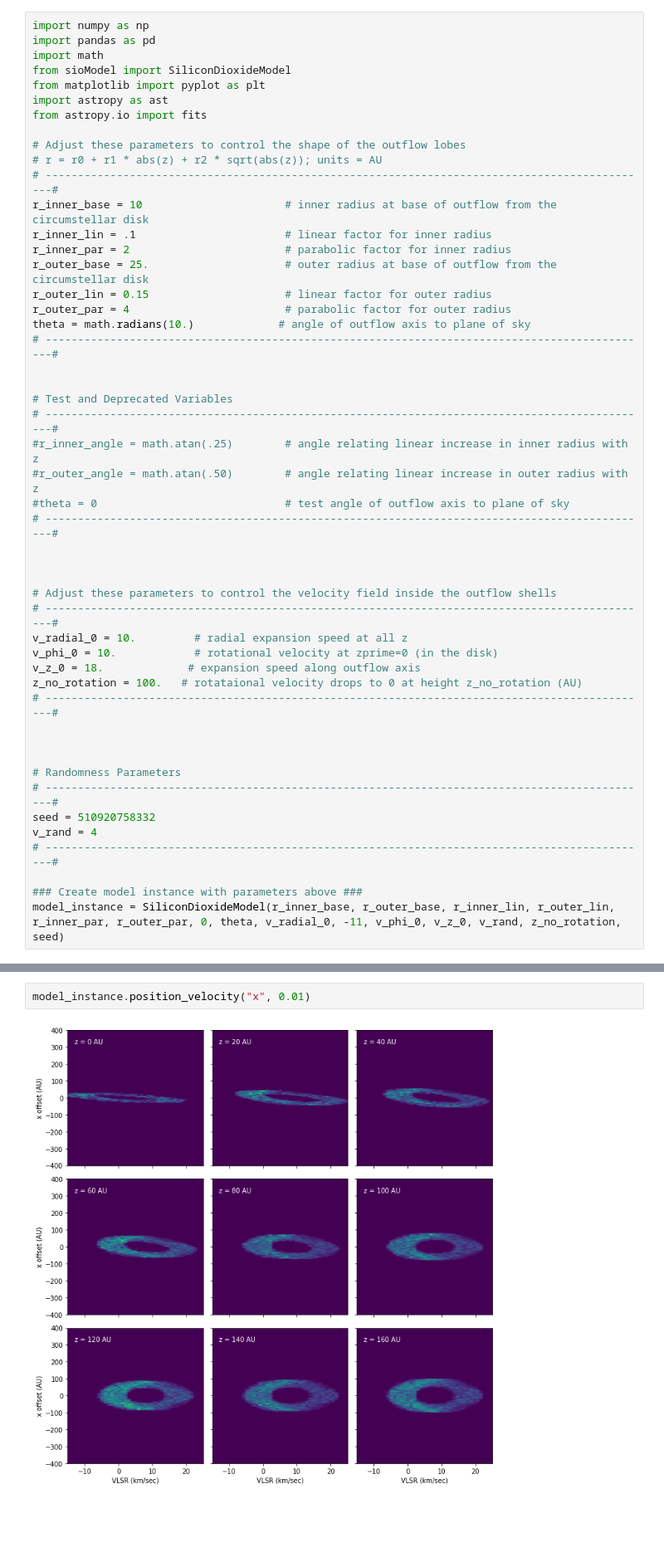
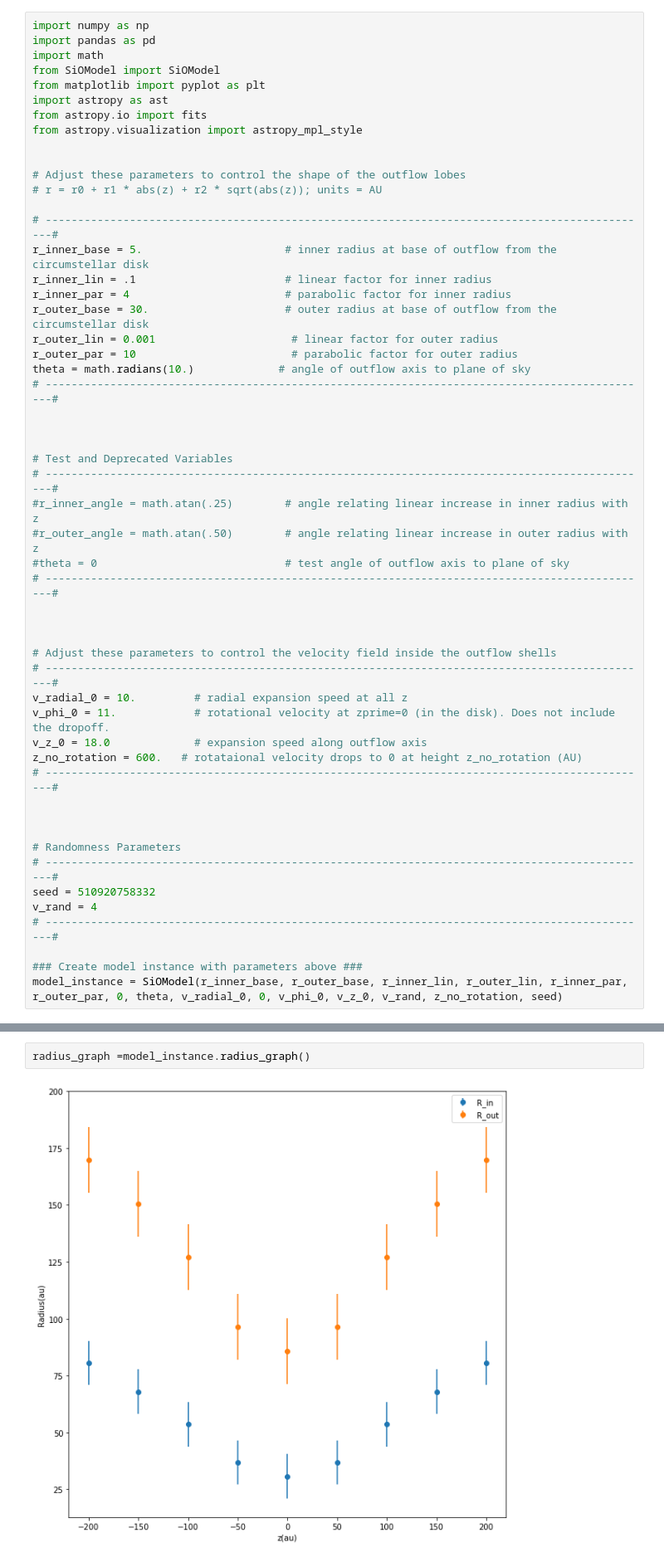
Before and after one commit to 10ay/3D-kinematic-model-orisrcI, a Jupyter notebook: Source-I-Models/SiOPosVel.ipynb, the cells around one changed output, grey strips where cells are left out. Shown at 83% size. Saved outputs shown, nothing was run; the diff lists cells and outputs as text; blank space fills up the shorter version.

```diff
--- a/Source-I-Models/SiOPosVel.ipynb
+++ b/Source-I-Models/SiOPosVel.ipynb
@@ -2,22 +2,26 @@
 import numpy as np
 import pandas as pd
 import math
-from sioModel import SiliconDioxideModel
+from SiOModel import SiOModel
 from matplotlib import pyplot as plt
 import astropy as ast
 from astropy.io import fits
+from astropy.visualization import astropy_mpl_style
+
 
 # Adjust these parameters to control the shape of the outflow lobes
 # r = r0 + r1 * abs(z) + r2 * sqrt(abs(z)); units = AU
+
 # ----------------------------------------------------------------------------------------------#
-r_inner_base = 10                      # inner radius at base of outflow from the circumstellar disk
+r_inner_base = 5.                      # inner radius at base of outflow from the circumstellar disk
 r_inner_lin = .1                       # linear factor for inner radius
-r_inner_par = 2                        # parabolic factor for inner radius
-r_outer_base = 25.                     # outer radius at base of outflow from the circumstellar disk
-r_outer_lin = 0.15                     # linear factor for outer radius
-r_outer_par = 4                        # parabolic factor for outer radius
+r_inner_par = 4                        # parabolic factor for inner radius
+r_outer_base = 30.                     # outer radius at base of outflow from the circumstellar disk
+r_outer_lin = 0.001                     # linear factor for outer radius
+r_outer_par = 10                        # parabolic factor for outer radius
 theta = math.radians(10.)             # angle of outflow axis to plane of sky
 # ----------------------------------------------------------------------------------------------#
+
 
 
 # Test and Deprecated Variables
@@ -32,9 +36,9 @@ theta = math.radians(10.)             # angle of outflow axis to plane of sky
 # Adjust these parameters to control the velocity field inside the outflow shells
 # ----------------------------------------------------------------------------------------------#
 v_radial_0 = 10.         # radial expansion speed at all z
-v_phi_0 = 10.            # rotational velocity at zprime=0 (in the disk)
-v_z_0 = 18.             # expansion speed along outflow axis
-z_no_rotation = 100.   # rotataional velocity drops to 0 at height z_no_rotation (AU)
+v_phi_0 = 11.            # rotational velocity at zprime=0 (in the disk). Does not include the dropoff.
+v_z_0 = 18.0             # expansion speed along outflow axis
+z_no_rotation = 600.   # rotataional velocity drops to 0 at height z_no_rotation (AU)
 # ----------------------------------------------------------------------------------------------#
 
 
@@ -46,4 +50,4 @@ v_rand = 4
 # ----------------------------------------------------------------------------------------------#
 
 ### Create model instance with parameters above ###
-model_instance = SiliconDioxideModel(r_inner_base, r_outer_base, r_inner_lin, r_outer_lin, r_inner_par, r_outer_par, 0, theta, v_radial_0, -11, v_phi_0, v_z_0, v_rand, z_no_rotation, seed)
+model_instance = SiOModel(r_inner_base, r_outer_base, r_inner_lin, r_outer_lin, r_inner_par, r_outer_par, 0, theta, v_radial_0, 0, v_phi_0, v_z_0, v_rand, z_no_rotation, seed)
@@ -50,4 +56,4 @@ model_instance = SiliconDioxideModel(r_inner_base, r_outer_base, r_inner_lin, r_
 # %%
-model_instance.position_velocity("x", 0.01)
+radius_graph =model_instance.radius_graph()
 # %% [output]
-[figure, old version]
+[figure, new version]
```
Also changed, not shown: parts of 9 cells of this notebook, 22 other files.
